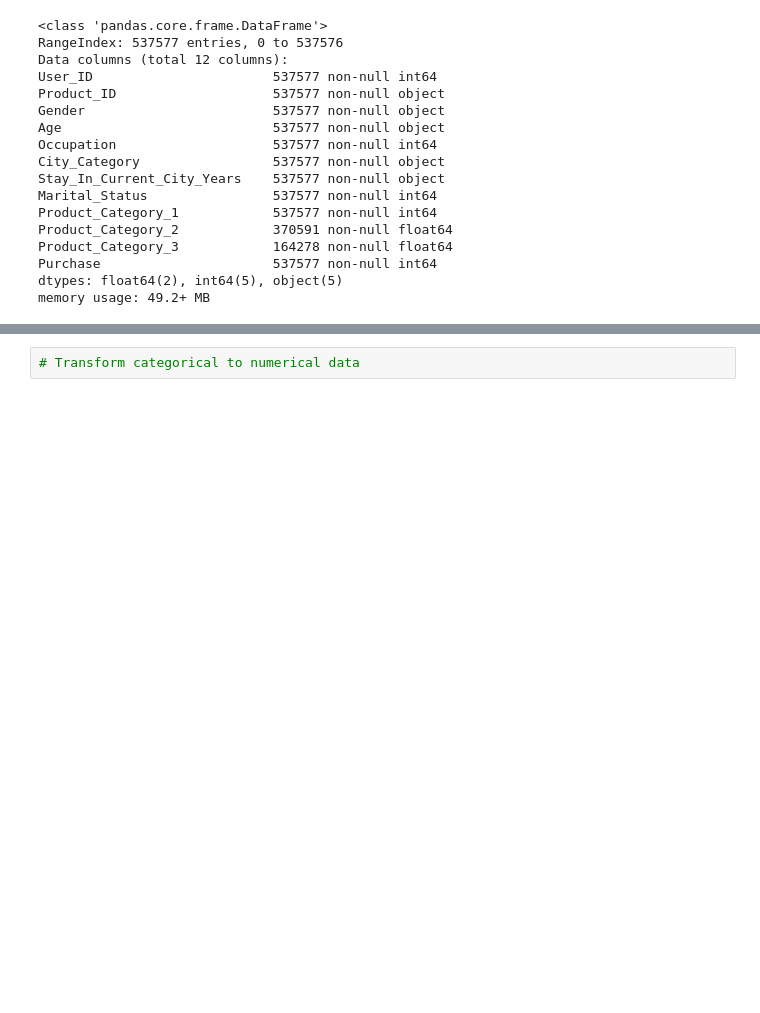
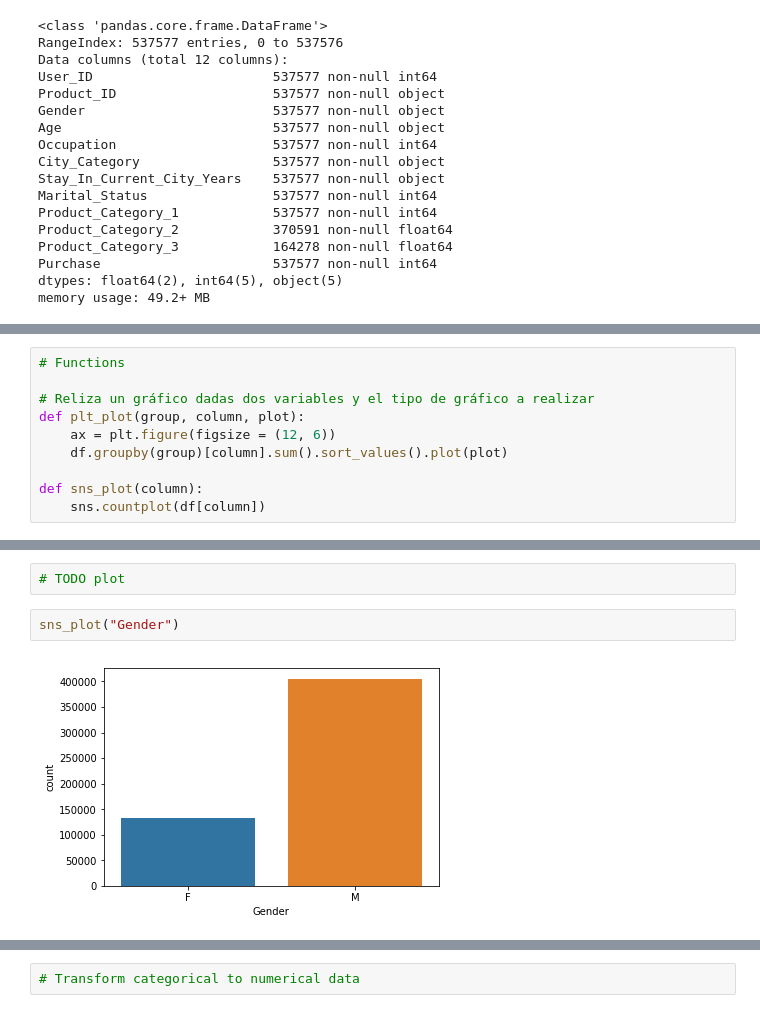
Before and after one commit to nicocurat/black-friday, a Jupyter notebook: black-friday.ipynb, the cells around one changed output, grey strips where cells are left out. Saved outputs shown, nothing was run; the diff lists cells and outputs as text; blank space fills up the shorter version.

```diff
--- a/black-friday.ipynb
+++ b/black-friday.ipynb
@@ -140,0 +60,10 @@ dtype: int64
+# %%
+# Functions
+
+# Reliza un gráfico dadas dos variables y el tipo de gráfico a realizar
+def plt_plot(group, column, plot):
+    ax = plt.figure(figsize = (12, 6))
+    df.groupby(group)[column].sum().sort_values().plot(plot)
+
+def sns_plot(column):
+    sns.countplot(df[column])
@@ -140,0 +82,6 @@ dtype: int64
+# %%
+# TODO plot
+# %%
+sns_plot("Gender")
+# %% [output]
+[figure, added]
```
Also changed, not shown: parts of 53 cells of this notebook.
